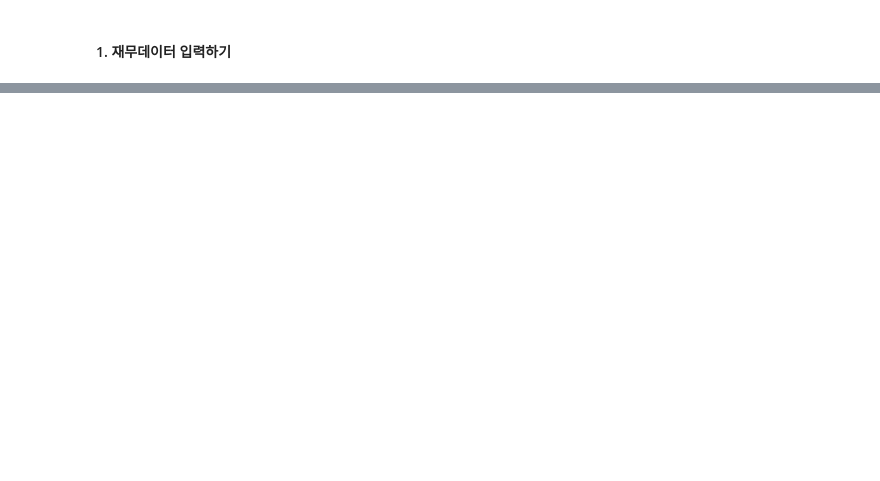
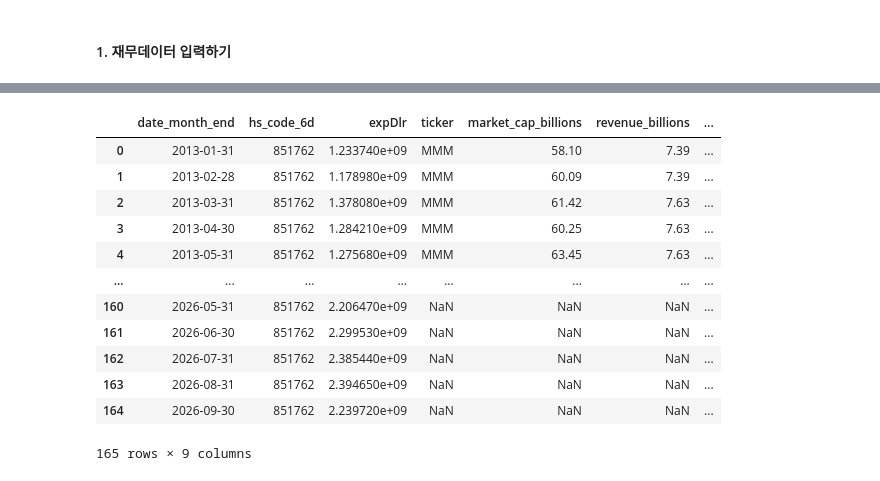
Before and after one commit to stox74/stock_forecast, a Jupyter notebook: US_Market/valuation/valuation_model_v4.ipynb, the cells around one changed output, grey strips where cells are left out. Cells and saved outputs as stored; diff of their text form; code cells hidden in the pictures; blank space fills up the shorter version.

```diff
--- a/US_Market/valuation/valuation_model_v4.ipynb
+++ b/US_Market/valuation/valuation_model_v4.ipynb
@@ -498,0 +723,16 @@ df
+# %%
+final_data
+# %% [output]
+|  | date_month_end | hs_code_6d | expDlr | ticker | market_cap_billions | revenue_billions | ... |
+| 0 | 2013-01-31 | 851762 | 1.233740e+09 | MMM | 58.10 | 7.39 | ... |
+| 1 | 2013-02-28 | 851762 | 1.178980e+09 | MMM | 60.09 | 7.39 | ... |
+| 2 | 2013-03-31 | 851762 | 1.378080e+09 | MMM | 61.42 | 7.63 | ... |
+| 3 | 2013-04-30 | 851762 | 1.284210e+09 | MMM | 60.25 | 7.63 | ... |
+| 4 | 2013-05-31 | 851762 | 1.275680e+09 | MMM | 63.45 | 7.63 | ... |
+| ... | ... | ... | ... | ... | ... | ... | ... |
+| 160 | 2026-05-31 | 851762 | 2.206470e+09 | NaN | NaN | NaN | ... |
+| 161 | 2026-06-30 | 851762 | 2.299530e+09 | NaN | NaN | NaN | ... |
+| 162 | 2026-07-31 | 851762 | 2.385440e+09 | NaN | NaN | NaN | ... |
+| 163 | 2026-08-31 | 851762 | 2.394650e+09 | NaN | NaN | NaN | ... |
+| 164 | 2026-09-30 | 851762 | 2.239720e+09 | NaN | NaN | NaN | ... |
+165 rows × 9 columns
```
Also changed, not shown: parts of 15 cells of this notebook, 1 other file.
